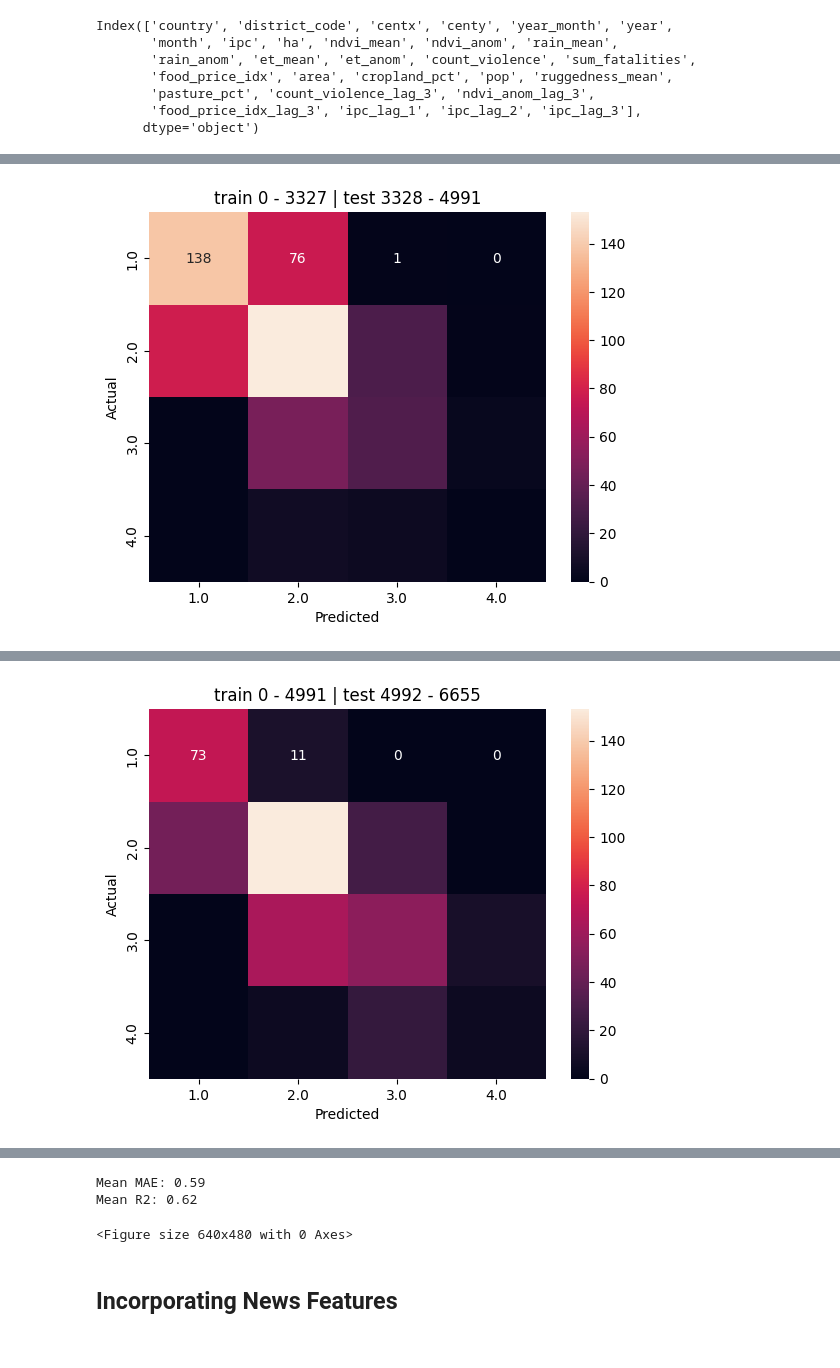
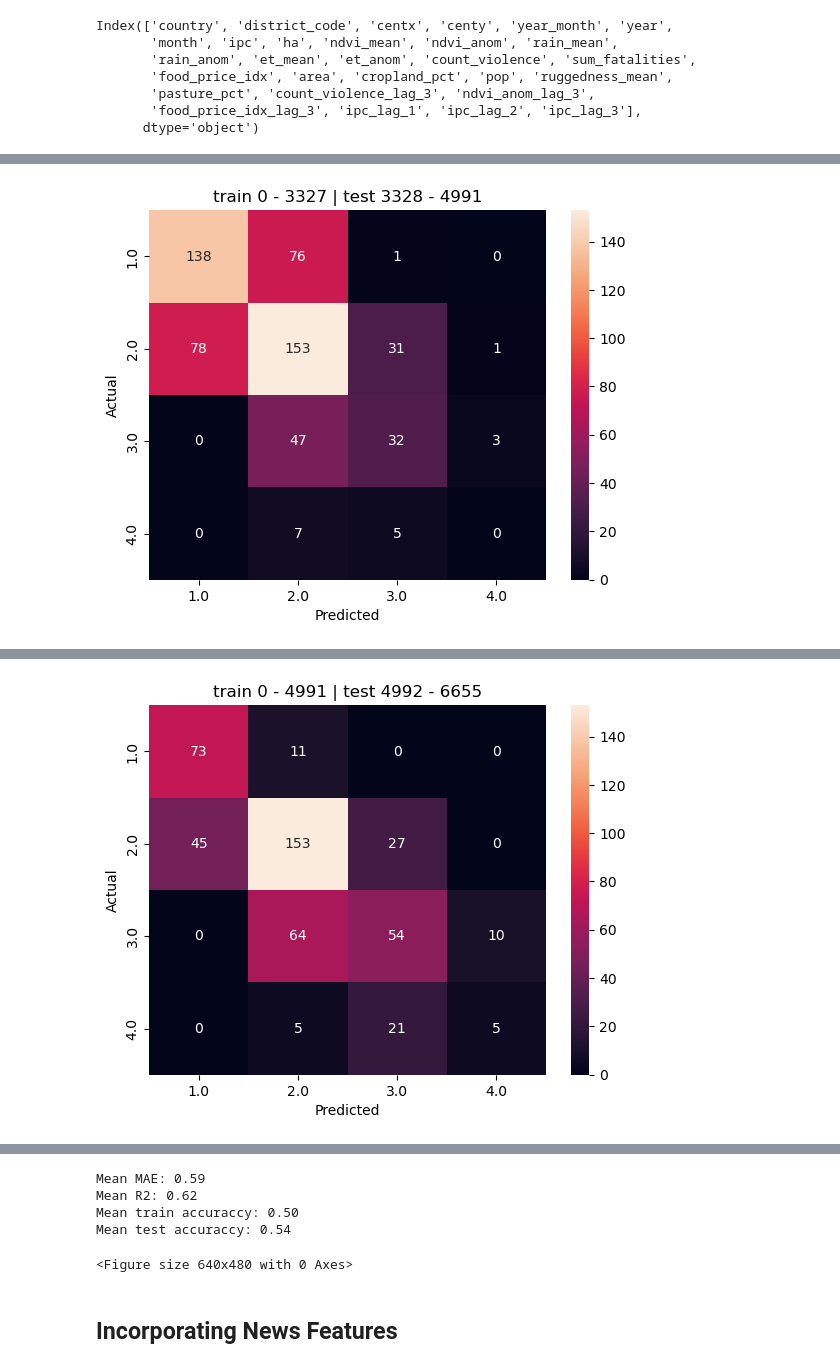
Before and after one commit to GielJW/JBG060-DC3-23-24-public, a Jupyter notebook: predictions.ipynb, the cells around one changed output, grey strips where cells are left out. Saved outputs shown, nothing was run; the diff lists cells and outputs as text; code cells hidden in the pictures.

```diff
--- a/predictions.ipynb
+++ b/predictions.ipynb
@@ -194,6 +179,8 @@ cv = TimeSeriesSplit(n_splits=5) # Define TimeSeriesSplit with 5 splits
 # Initinalize empty lists to score scores
 mae_values = list()
 r2_values = list()
+train_accuraccy = list()
+test_accuraccy = list()
 
 for train_index, val_index in cv.split(X): # Loop over the different training-test splits
 
@@ -218,10 +205,21 @@ for train_index, val_index in cv.split(X): # Loop over the different training-te
     r2_values.append(results.rsquared)
 
     plt.title('train %s - %s | test %s - %s' % (train_index[0], train_index[-1], val_index[0], val_index[-1]))
-    plot_ConfusionMatrix(prediction = y_pred, true = y_val['ipc']) # Plot confusion matrix
+    plot_ConfusionMatrix(prediction = y_pred, true = y_val['ipc']); # Plot confusion matrix
+
+    # Calculate accuraccy
+    train_correct = ((results.predict(X_train).round()==y_train['ipc']).sum()) # ammount of correct train predictions
+    test_correct = ((y_pred.round()==y_val['ipc']).sum()) # ammount of correct test predictions
+    test_values_count = len(y_val['ipc'])-y_val['ipc'].isna().sum() # test values contain NaNs, so to calculate what values have been predicted we need to subtract the number of NaNs from the total number of values
+
+    # Append accuraccy to respective lists
+    train_accuraccy.append(train_correct/len(y_train['ipc']))
+    test_accuraccy.append(test_correct/test_values_count)
 
 print(f"Mean MAE: {np.mean(mae_values):.2f}") # Print MAE
 print(f"Mean R2: {np.mean(r2_values):.2f}") # Print R2
+print(f"Mean train accuraccy: {np.mean(train_accuraccy):.2f}") # Print train accuraccy
+print(f"Mean test accuraccy: {np.mean(test_accuraccy):.2f}") # Print test accuraccy
 # %% [output]
                             OLS Regression Results
 ==============================================================================
@@ -258,7 +256,7 @@ Notes:
 [1] Standard Errors assume that the covariance matrix of the errors is correctly specified.
 [2] The condition number is large, 3.16e+03. This might indicate that there are
 strong multicollinearity or other numerical problems.
-[figure, old version]
+[figure, new version]
                             OLS Regression Results
 ==============================================================================
 Dep. Variable:                    ipc   R-squared:                       0.566
@@ -269,14 +267,14 @@ Time:                        12:32:20   Log-Likelihood:                -2591.1
 No. Observations:                4290   AIC:                             5196.
 Df Residuals:                    4283   BIC:                             5241.
 Df Model:                           6
 Covariance Type:            nonrobust
 ========================================================================================
 ... (16 lines left out)
 Notes:
 [1] Standard Errors assume that the covariance matrix of the errors is correctly specified.
 [2] The condition number is large, 2.88e+03. This might indicate that there are
 strong multicollinearity or other numerical problems.
-[figure, old version]
+[figure, new version]
                             OLS Regression Results
 ==============================================================================
 Dep. Variable:                    ipc   R-squared:                       0.644
@@ -316,5 +314,7 @@ strong multicollinearity or other numerical problems.
 Mean MAE: 0.59
 Mean R2: 0.62
+Mean train accuraccy: 0.50
+Mean test accuraccy: 0.54
 <Figure size 640x480 with 0 Axes>
 # %% [markdown]
 ## Incorporating News Features
```
Also changed, not shown: parts of 30 cells of this notebook, 1 other file.
